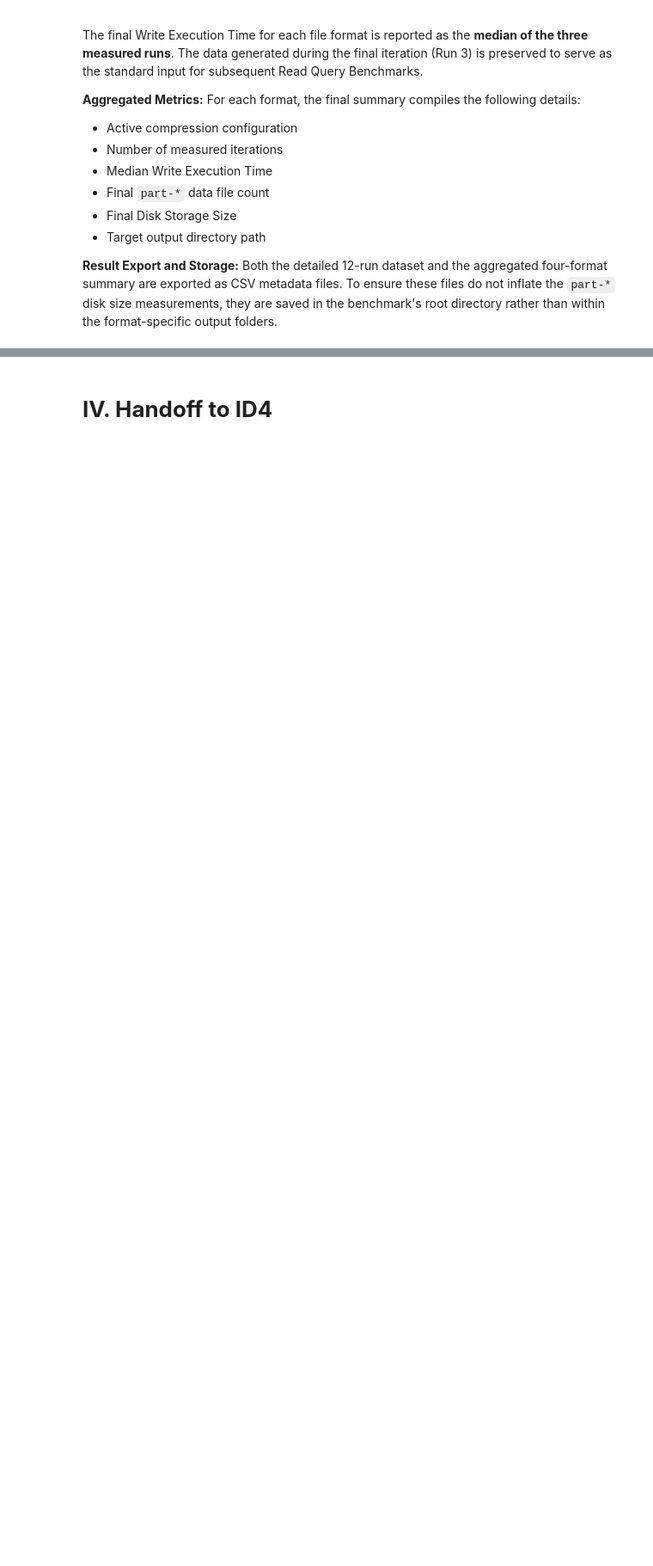
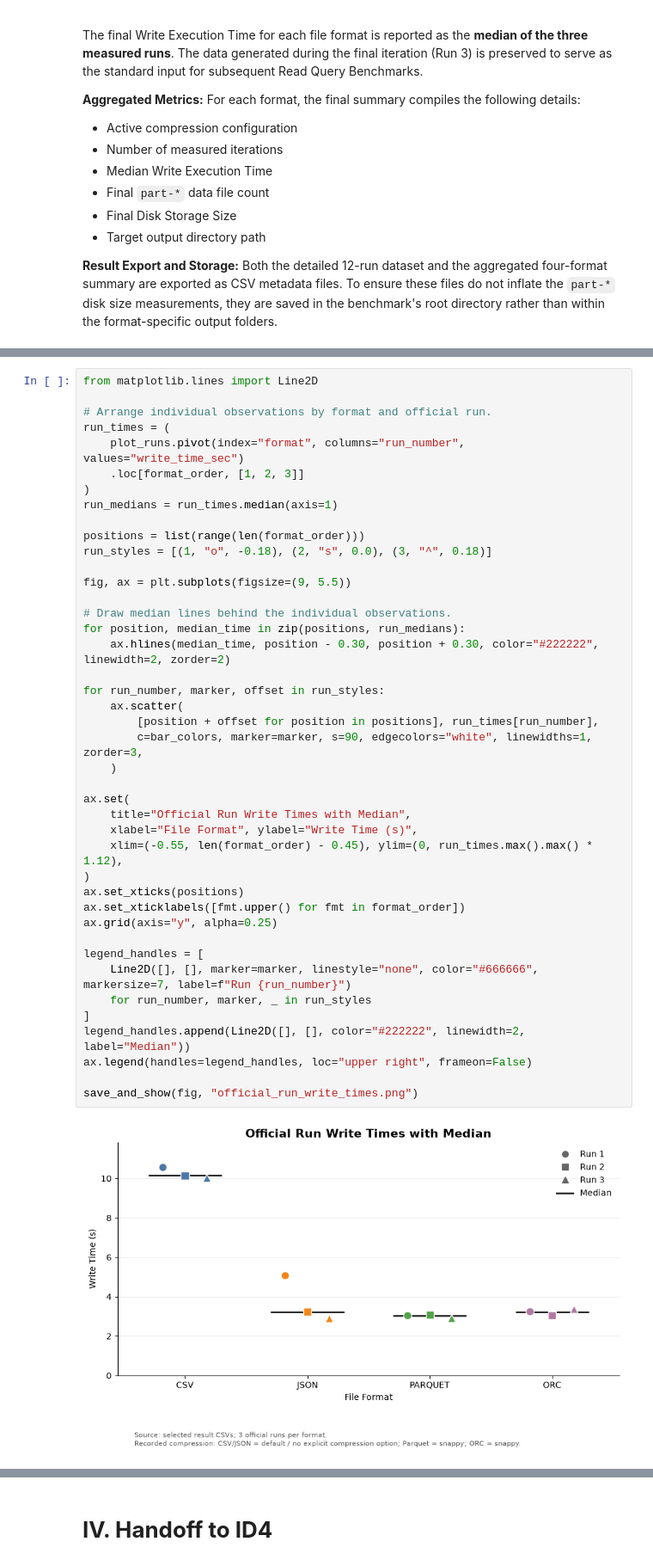
Before and after one commit to michbinh/bigdata-spark-project-group-3, a Jupyter notebook: docs/notebooks/02_airline_format_benchmark.ipynb, the cells around one changed output, grey strips where cells are left out. Shown at 86% size. Cells and saved outputs as stored; diff of their text form; blank space fills up the shorter version.

```diff
--- a/docs/notebooks/02_airline_format_benchmark.ipynb
+++ b/docs/notebooks/02_airline_format_benchmark.ipynb
@@ -892,0 +1035,44 @@ ORC      -> C:\BigDataProject\output\format_benchmark\orc
+# %%
+from matplotlib.lines import Line2D
+
+# Arrange individual observations by format and official run.
+run_times = (
+    plot_runs.pivot(index="format", columns="run_number", values="write_time_sec")
+    .loc[format_order, [1, 2, 3]]
+)
+run_medians = run_times.median(axis=1)
+
+positions = list(range(len(format_order)))
+run_styles = [(1, "o", -0.18), (2, "s", 0.0), (3, "^", 0.18)]
+
+fig, ax = plt.subplots(figsize=(9, 5.5))
+
+# Draw median lines behind the individual observations.
+for position, median_time in zip(positions, run_medians):
+    ax.hlines(median_time, position - 0.30, position + 0.30, color="#222222", linewidth=2, zorder=2)
+
+for run_number, marker, offset in run_styles:
+    ax.scatter(
+        [position + offset for position in positions], run_times[run_number],
+        c=bar_colors, marker=marker, s=90, edgecolors="white", linewidths=1, zorder=3,
+    )
+
+ax.set(
+    title="Official Run Write Times with Median",
+    xlabel="File Format", ylabel="Write Time (s)",
+    xlim=(-0.55, len(format_order) - 0.45), ylim=(0, run_times.max().max() * 1.12),
+)
+ax.set_xticks(positions)
+ax.set_xticklabels([fmt.upper() for fmt in format_order])
+ax.grid(axis="y", alpha=0.25)
+
+legend_handles = [
+    Line2D([], [], marker=marker, linestyle="none", color="#666666", markersize=7, label=f"Run {run_number}")
+    for run_number, marker, _ in run_styles
+]
+legend_handles.append(Line2D([], [], color="#222222", linewidth=2, label="Median"))
+ax.legend(handles=legend_handles, loc="upper right", frameon=False)
+
+save_and_show(fig, "official_run_write_times.png")
+# %% [output]
+[figure, added]
```
Also changed, not shown: parts of 28 cells of this notebook, 12 other files.
